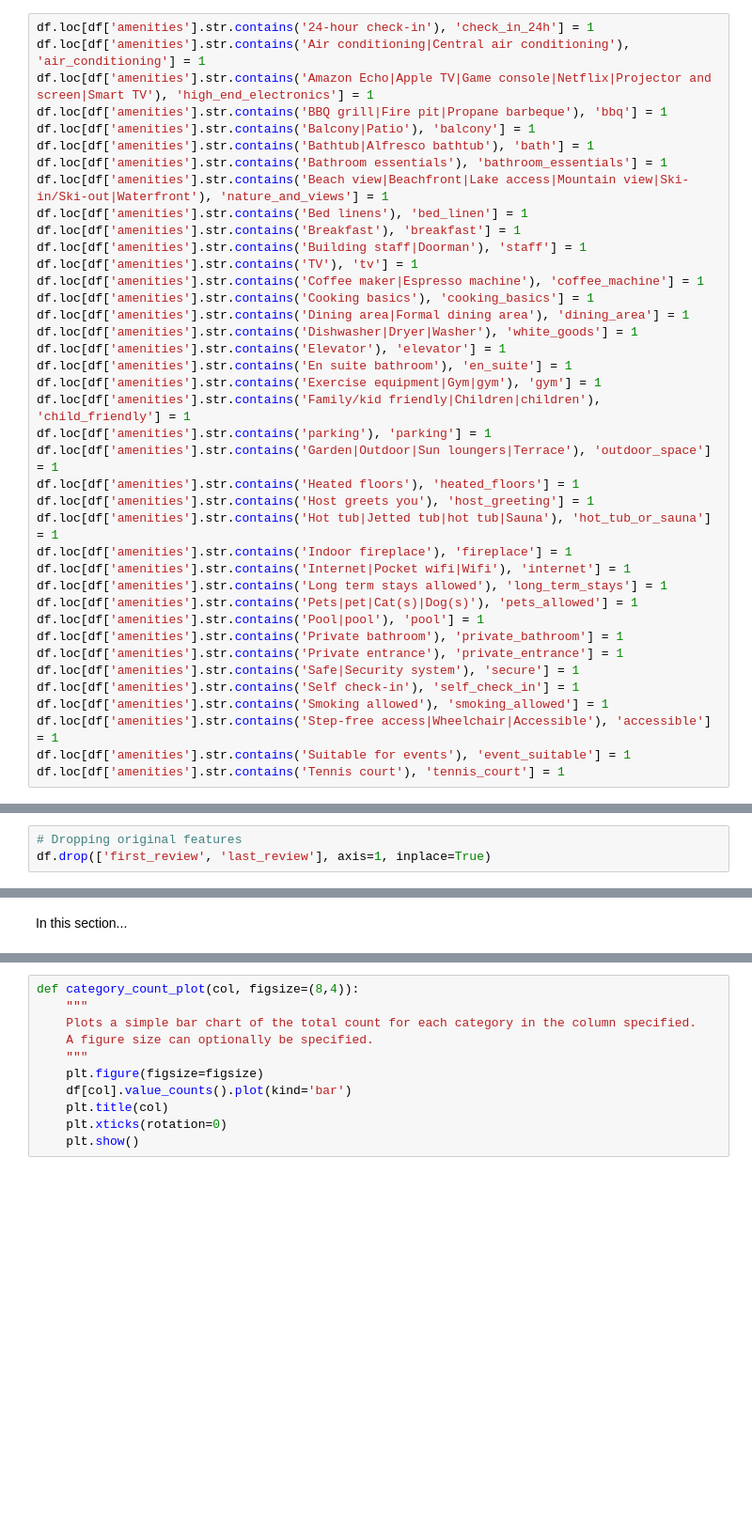
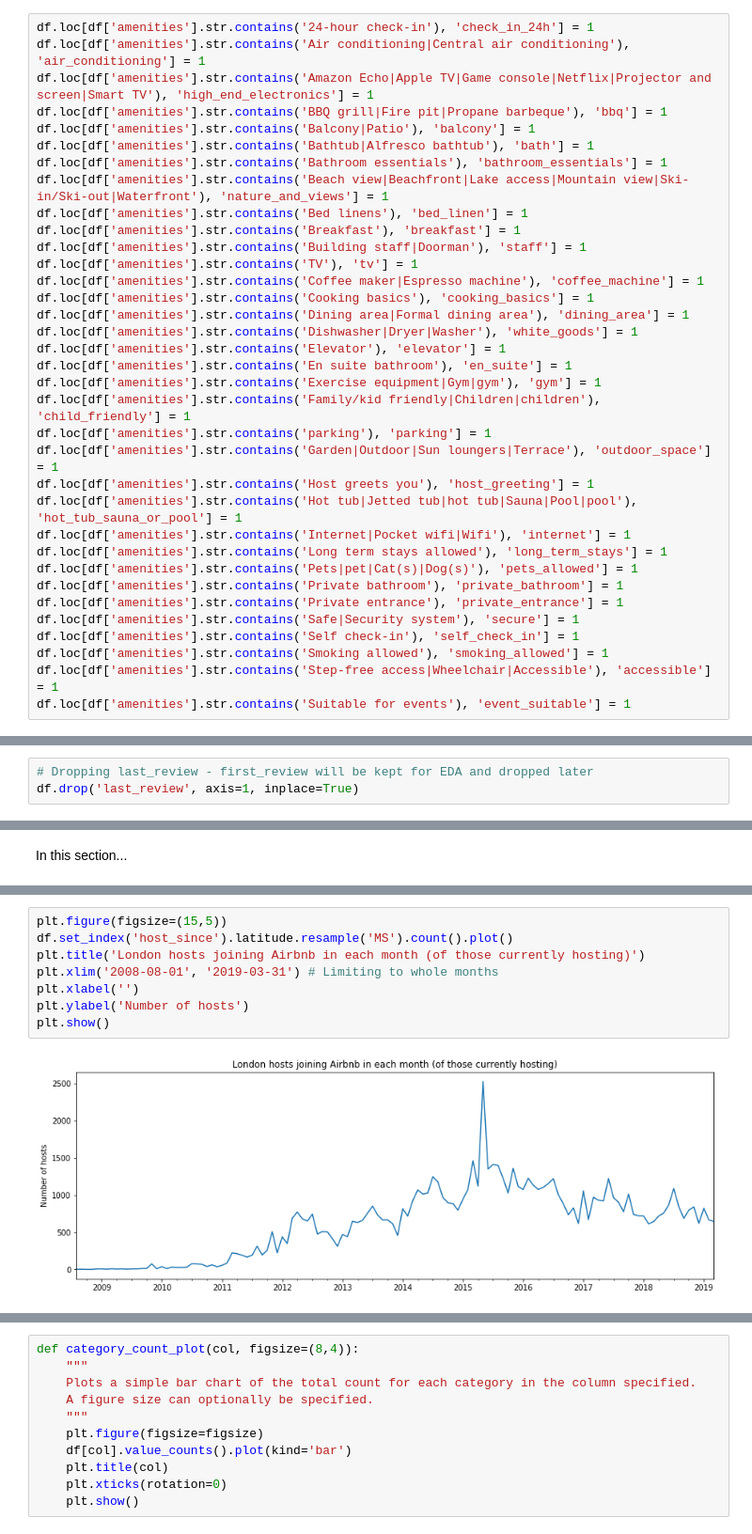
Before and after one commit to cbuie/Airbnb-neural-network-price-prediction, a Jupyter notebook: Airbnb-price-prediction.ipynb, the cells around one changed output, grey strips where cells are left out. Shown at 94% size. Cells and saved outputs as stored; diff of their text form; blank space fills up the shorter version.

```diff
--- a/Airbnb-price-prediction.ipynb
+++ b/Airbnb-price-prediction.ipynb
@@ -493,14 +495,11 @@ df.loc[df['amenities'].str.contains('Exercise equipment|Gym|gym'), 'gym'] = 1
 df.loc[df['amenities'].str.contains('Family/kid friendly|Children|children'), 'child_friendly'] = 1
 df.loc[df['amenities'].str.contains('parking'), 'parking'] = 1
 df.loc[df['amenities'].str.contains('Garden|Outdoor|Sun loungers|Terrace'), 'outdoor_space'] = 1
-df.loc[df['amenities'].str.contains('Heated floors'), 'heated_floors'] = 1
 df.loc[df['amenities'].str.contains('Host greets you'), 'host_greeting'] = 1
-df.loc[df['amenities'].str.contains('Hot tub|Jetted tub|hot tub|Sauna'), 'hot_tub_or_sauna'] = 1
-df.loc[df['amenities'].str.contains('Indoor fireplace'), 'fireplace'] = 1
+df.loc[df['amenities'].str.contains('Hot tub|Jetted tub|hot tub|Sauna|Pool|pool'), 'hot_tub_sauna_or_pool'] = 1
 df.loc[df['amenities'].str.contains('Internet|Pocket wifi|Wifi'), 'internet'] = 1
 df.loc[df['amenities'].str.contains('Long term stays allowed'), 'long_term_stays'] = 1
 df.loc[df['amenities'].str.contains('Pets|pet|Cat(s)|Dog(s)'), 'pets_allowed'] = 1
-df.loc[df['amenities'].str.contains('Pool|pool'), 'pool'] = 1
 df.loc[df['amenities'].str.contains('Private bathroom'), 'private_bathroom'] = 1
 df.loc[df['amenities'].str.contains('Private entrance'), 'private_entrance'] = 1
 df.loc[df['amenities'].str.contains('Safe|Security system'), 'secure'] = 1
@@ -508,7 +507,6 @@ df.loc[df['amenities'].str.contains('Self check-in'), 'self_check_in'] = 1
 df.loc[df['amenities'].str.contains('Smoking allowed'), 'smoking_allowed'] = 1
 df.loc[df['amenities'].str.contains('Step-free access|Wheelchair|Accessible'), 'accessible'] = 1
 df.loc[df['amenities'].str.contains('Suitable for events'), 'event_suitable'] = 1
-df.loc[df['amenities'].str.contains('Tennis court'), 'tennis_court'] = 1
 # %%
 # Replacing nulls with zeros for new columns
 cols_to_replace_nulls = df.iloc[:,51:].columns
@@ -628,8 +626,8 @@ bin_column('time_since_last_review',
                    '1+ year'],
            na_label='no reviews')
 # %%
-# Dropping original features
-df.drop(['first_review', 'last_review'], axis=1, inplace=True)
+# Dropping last_review - first_review will be kept for EDA and dropped later
+df.drop('last_review', axis=1, inplace=True)
 # %% [markdown]
 **review ratings columns**
 # %% [markdown]
@@ -715,0 +726,10 @@ In this section...
+# %%
+plt.figure(figsize=(15,5))
+df.set_index('host_since').latitude.resample('MS').count().plot()
+plt.title('London hosts joining Airbnb in each month (of those currently hosting)')
+plt.xlim('2008-08-01', '2019-03-31') # Limiting to whole months
+plt.xlabel('')
+plt.ylabel('Number of hosts')
+plt.show()
+# %% [output]
+[figure, added]
```
Also changed, not shown: parts of 121 cells of this notebook, 1 other file.
